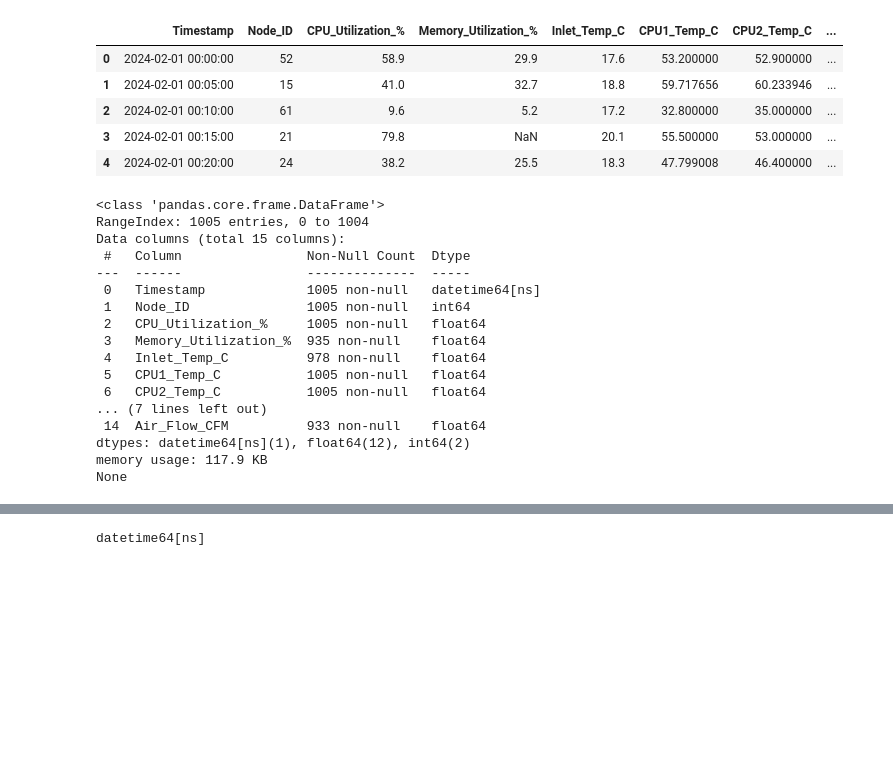
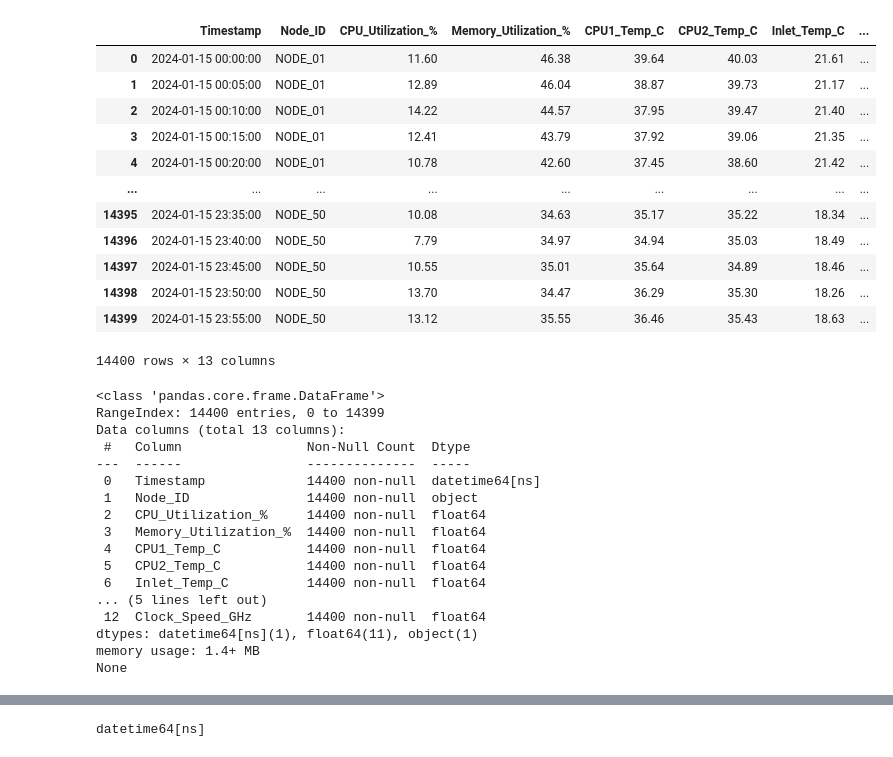
Before and after one commit to manankapoor23/Server-Load-Prediction, a Jupyter notebook: data_cleaning.ipynb, the cells around one changed output, grey strips where cells are left out. Saved outputs shown, nothing was run; the diff lists cells and outputs as text; code cells hidden in the pictures; blank space fills up the shorter version.

```diff
--- a/data_cleaning.ipynb
+++ b/data_cleaning.ipynb
@@ -1,4 +1,19 @@
 # %%
+import kagglehub
 import pandas as pd
+import shutil, os
 
-df = pd.read_csv("/Users/manankapoor/Desktop/ai_proj/server-load-and-thermal-data/data.csv")
+# Download latest version
+path = kagglehub.dataset_download("kevinkonstas/server-load-dataset")
+print("Downloaded to:", path)
+
+# Copy to repo
+dest_dir = "/Users/manankapoor/Desktop/ai_proj/server-load-and-thermal-data"
+os.makedirs(dest_dir, exist_ok=True)
+for f in os.listdir(path):
+    shutil.copy2(os.path.join(path, f), dest_dir)
+
+# Load the data
+df = pd.read_csv(os.path.join(dest_dir, "datacenter_server_overload_dataset.csv"))
+print(f"Loaded {df.shape[0]} rows, {df.shape[1]} columns")
+df.head()
@@ -5,33 +29,40 @@ df = pd.read_csv("/Users/manankapoor/Desktop/ai_proj/server-load-and-thermal-dat
 # %%
-df.head()
+df.head(100000)
 # %% [output]
-|  | Timestamp | Node_ID | CPU_Utilization_% | Memory_Utilization_% | Inlet_Temp_C | CPU1_Temp_C | CPU2_Temp_C | ... |
-| 0 | 2024-02-01 00:00:00 | 52 | 58.9 | 29.9 | 17.6 | 53.200000 | 52.900000 | ... |
-| 1 | 2024-02-01 00:05:00 | 15 | 41.0 | 32.7 | 18.8 | 59.717656 | 60.233946 | ... |
-| 2 | 2024-02-01 00:10:00 | 61 | 9.6 | 5.2 | 17.2 | 32.800000 | 35.000000 | ... |
-| 3 | 2024-02-01 00:15:00 | 21 | 79.8 | NaN | 20.1 | 55.500000 | 53.000000 | ... |
-| 4 | 2024-02-01 00:20:00 | 24 | 38.2 | 25.5 | 18.3 | 47.799008 | 46.400000 | ... |
+|  | Timestamp | Node_ID | CPU_Utilization_% | Memory_Utilization_% | CPU1_Temp_C | CPU2_Temp_C | Inlet_Temp_C | ... |
+| 0 | 2024-01-15 00:00:00 | NODE_01 | 11.60 | 46.38 | 39.64 | 40.03 | 21.61 | ... |
+| 1 | 2024-01-15 00:05:00 | NODE_01 | 12.89 | 46.04 | 38.87 | 39.73 | 21.17 | ... |
+| 2 | 2024-01-15 00:10:00 | NODE_01 | 14.22 | 44.57 | 37.95 | 39.47 | 21.40 | ... |
+| 3 | 2024-01-15 00:15:00 | NODE_01 | 12.41 | 43.79 | 37.92 | 39.06 | 21.35 | ... |
+| 4 | 2024-01-15 00:20:00 | NODE_01 | 10.78 | 42.60 | 37.45 | 38.60 | 21.42 | ... |
+| ... | ... | ... | ... | ... | ... | ... | ... | ... |
+| 14395 | 2024-01-15 23:35:00 | NODE_50 | 10.08 | 34.63 | 35.17 | 35.22 | 18.34 | ... |
+| 14396 | 2024-01-15 23:40:00 | NODE_50 | 7.79 | 34.97 | 34.94 | 35.03 | 18.49 | ... |
+| 14397 | 2024-01-15 23:45:00 | NODE_50 | 10.55 | 35.01 | 35.64 | 34.89 | 18.46 | ... |
+| 14398 | 2024-01-15 23:50:00 | NODE_50 | 13.70 | 34.47 | 36.29 | 35.30 | 18.26 | ... |
+| 14399 | 2024-01-15 23:55:00 | NODE_50 | 13.12 | 35.55 | 36.46 | 35.43 | 18.63 | ... |
+14400 rows × 13 columns
 # %%
 df['Timestamp'] = pd.to_datetime(df['Timestamp'])
 # %%
 print(df.info())
 # %% [output]
 <class 'pandas.core.frame.DataFrame'>
-RangeIndex: 1005 entries, 0 to 1004
-Data columns (total 15 columns):
+RangeIndex: 14400 entries, 0 to 14399
+Data columns (total 13 columns):
  #   Column                Non-Null Count  Dtype
 ---  ------                --------------  -----
- 0   Timestamp             1005 non-null   datetime64[ns]
- 1   Node_ID               1005 non-null   int64
- 2   CPU_Utilization_%     1005 non-null   float64
- 3   Memory_Utilization_%  935 non-null    float64
- 4   Inlet_Temp_C          978 non-null    float64
- 5   CPU1_Temp_C           1005 non-null   float64
- 6   CPU2_Temp_C           1005 non-null   float64
-... (7 lines left out)
- 14  Air_Flow_CFM          933 non-null    float64
-dtypes: datetime64[ns](1), float64(12), int64(2)
-memory usage: 117.9 KB
+ 0   Timestamp             14400 non-null  datetime64[ns]
+ 1   Node_ID               14400 non-null  object
+ 2   CPU_Utilization_%     14400 non-null  float64
+ 3   Memory_Utilization_%  14400 non-null  float64
+ 4   CPU1_Temp_C           14400 non-null  float64
+ 5   CPU2_Temp_C           14400 non-null  float64
+ 6   Inlet_Temp_C          14400 non-null  float64
+... (5 lines left out)
+ 12  Clock_Speed_GHz       14400 non-null  float64
+dtypes: datetime64[ns](1), float64(11), object(1)
+memory usage: 1.4+ MB
 None
 # %%
 df = df.sort_values(by=["Node_ID", "Timestamp"])
```
Also changed, not shown: parts of 22 cells of this notebook, 13 other files.
